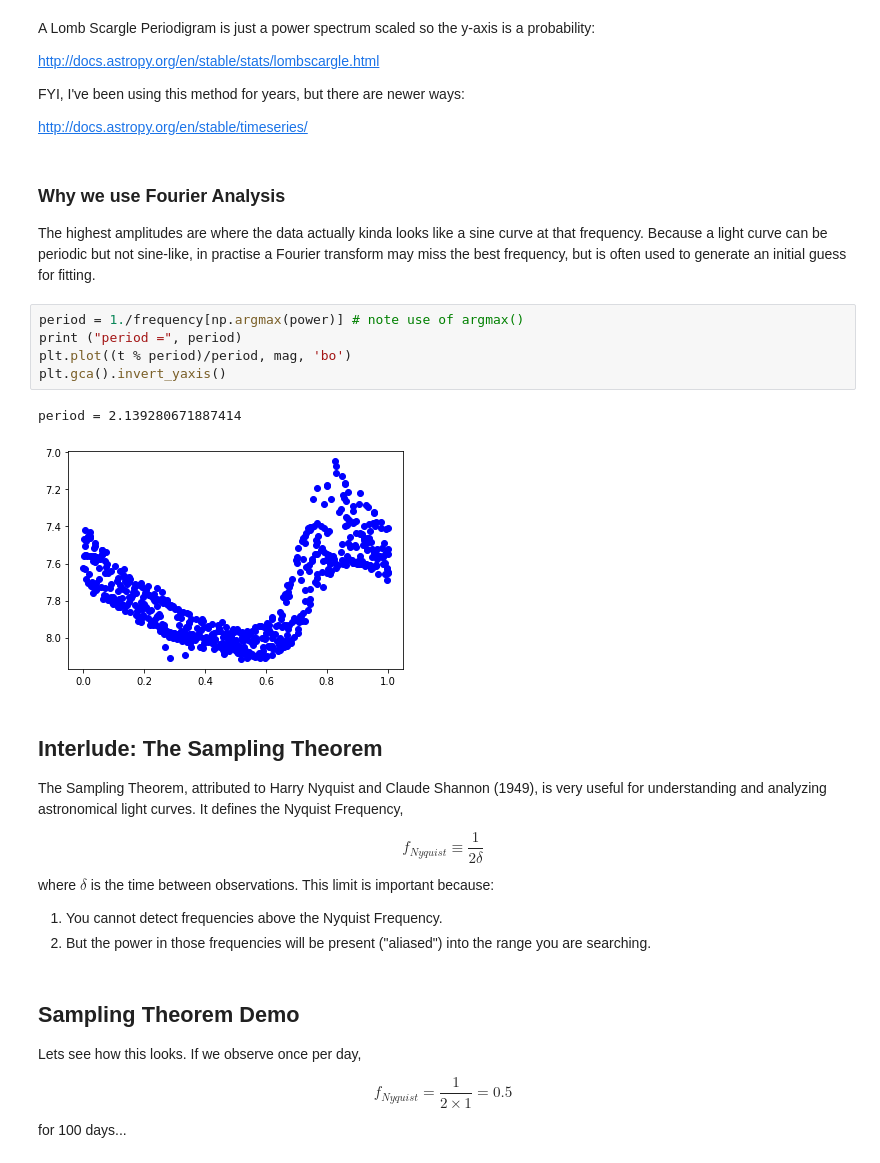
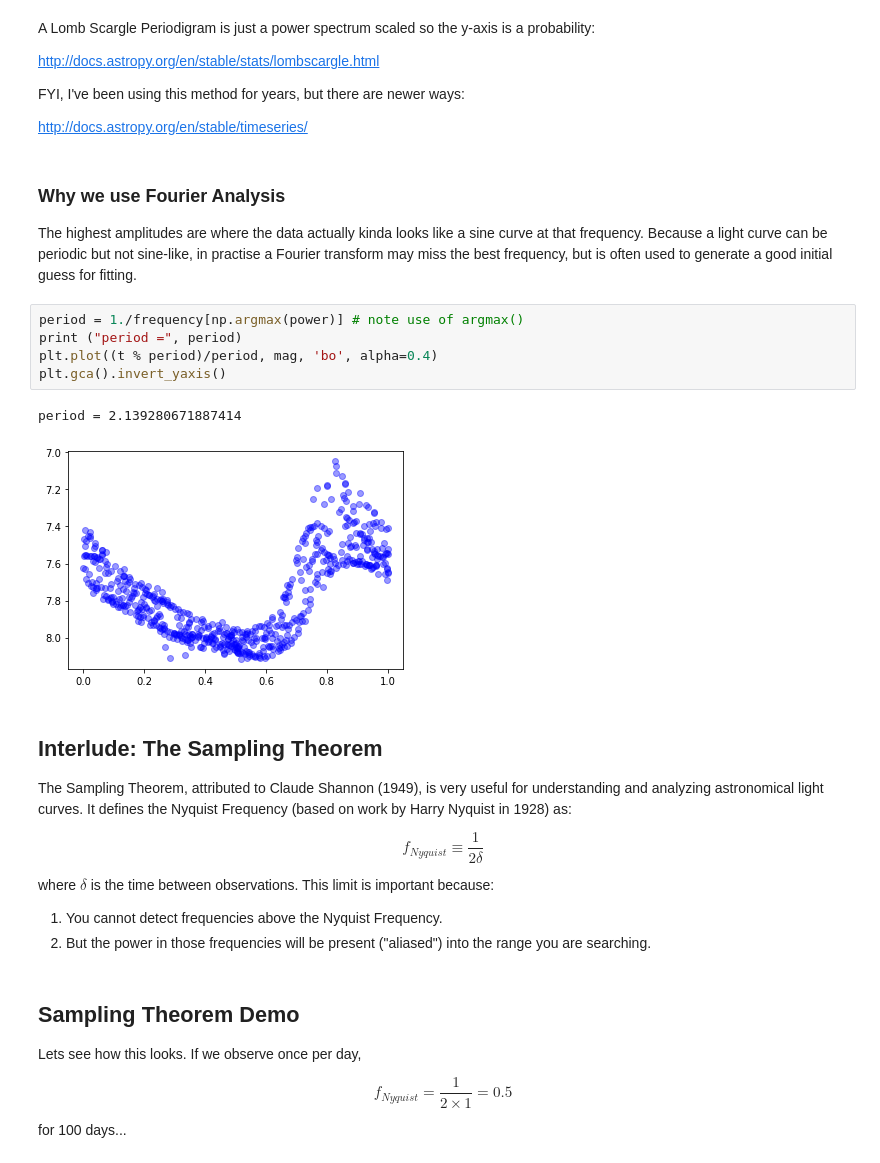
Before and after one commit to ojf/481, a Jupyter notebook: Working_with_Light_Curves/Working_with_Light_Curves.ipynb, the cells around one changed output. Drawn from its saved outputs; the diff is of its cells as text.

Commit message:
update light curve lecture

```diff
--- a/Working_with_Light_Curves/Working_with_Light_Curves.ipynb
+++ b/Working_with_Light_Curves/Working_with_Light_Curves.ipynb
@@ -127,19 +128,19 @@ http://docs.astropy.org/en/stable/timeseries/
 # %% [markdown]
 ### Why we use Fourier Analysis
 
-The highest amplitudes are where the data actually kinda looks like a sine curve at that frequency. Because a light curve can be periodic but not sine-like, in practise a Fourier transform may miss the best frequency, but is often used to generate an initial guess for fitting.
+The highest amplitudes are where the data actually kinda looks like a sine curve at that frequency. Because a light curve can be periodic but not sine-like, in practise a Fourier transform may miss the best frequency, but is often used to generate a good initial guess for fitting.
 # %%
 period = 1./frequency[np.argmax(power)] # note use of argmax()
 print ("period =", period)
-plt.plot((t % period)/period, mag, 'bo')
+plt.plot((t % period)/period, mag, 'bo', alpha=0.4)
 plt.gca().invert_yaxis()
 # %% [output]
 period = 2.139280671887414
-[figure, old version]
+[figure, new version]
 # %% [markdown]
 ## Interlude: The Sampling Theorem
 
-The Sampling Theorem, attributed to Harry Nyquist and Claude Shannon (1949), is very useful for understanding and analyzing astronomical light curves. It defines the Nyquist Frequency,
+The Sampling Theorem, attributed to Claude Shannon (1949), is very useful for understanding and analyzing astronomical light curves. It defines the Nyquist Frequency (based on work by Harry Nyquist in 1928) as:
 
 $$
 f_{Nyquist} \equiv \frac{1}{2\delta}
```
Also changed, not shown: parts of 11 cells of this notebook, 1 other file.
